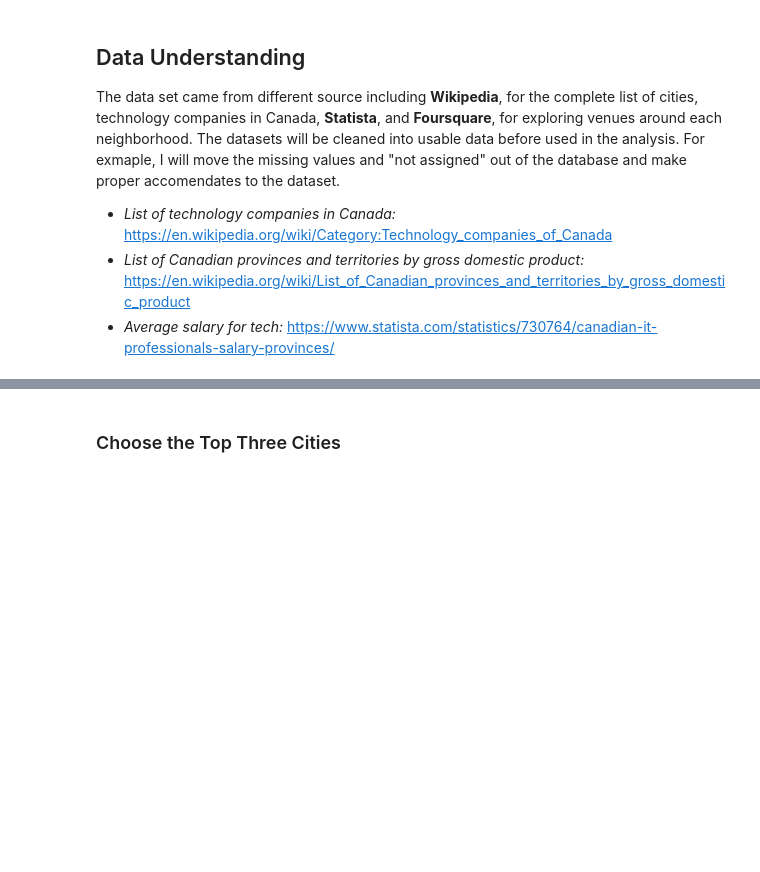
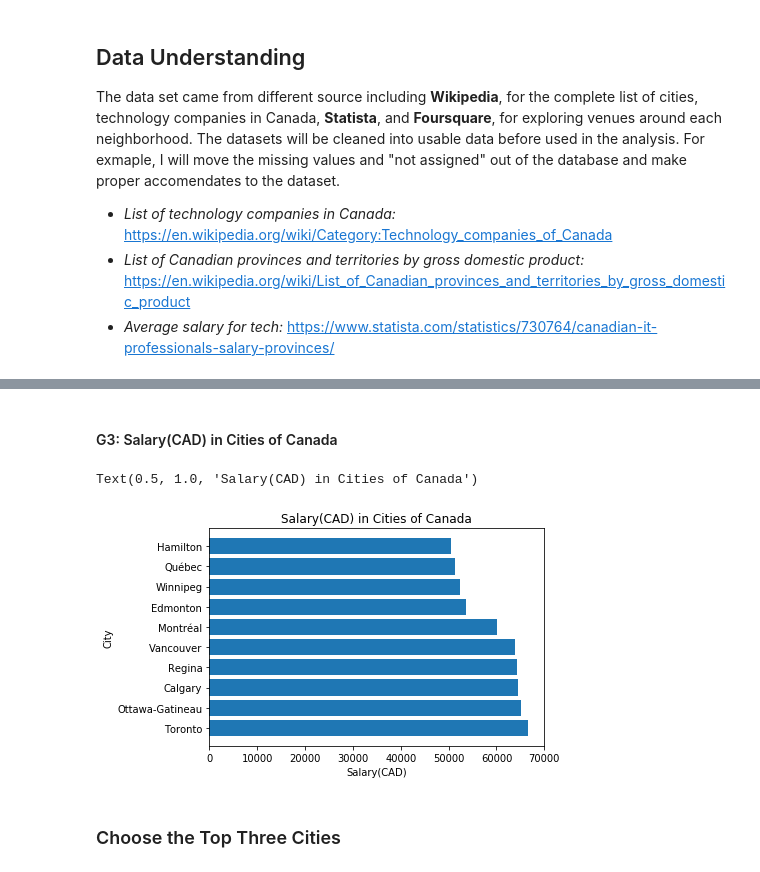
Before and after one commit to casitchai2398/Coursera_Capstone, a Jupyter notebook: Best Cities for Tech People in Canada, 2021.ipynb, the cells around one changed output, grey strips where cells are left out. Saved outputs shown, nothing was run; the diff lists cells and outputs as text; code cells hidden in the pictures; blank space fills up the shorter version.

```diff
--- a/Best Cities for Tech People in Canada, 2021.ipynb
+++ b/Best Cities for Tech People in Canada, 2021.ipynb
@@ -36,2 +150,13 @@ https://www.statista.com/statistics/730764/canadian-it-professionals-salary-prov
+# %% [markdown]
+#### G3: Salary(CAD) in Cities of Canada
+# %%
+df_gdp = df_gdp.sort_values(by=['Salary'], ascending=False)
+plt.barh(df_gdp.head(10)["Cities"], df_gdp.head(10)['Salary'], align='center', alpha=1)
+plt.xlabel('Salary(CAD)')
+plt.ylabel('City')
+plt.title('Salary(CAD) in Cities of Canada')
+# %% [output]
+Text(0.5, 1.0, 'Salary(CAD) in Cities of Canada')
+[figure, added]
 # %% [markdown]
 ### Choose the Top Three Cities
```
Also changed, not shown: parts of 42 cells of this notebook.
